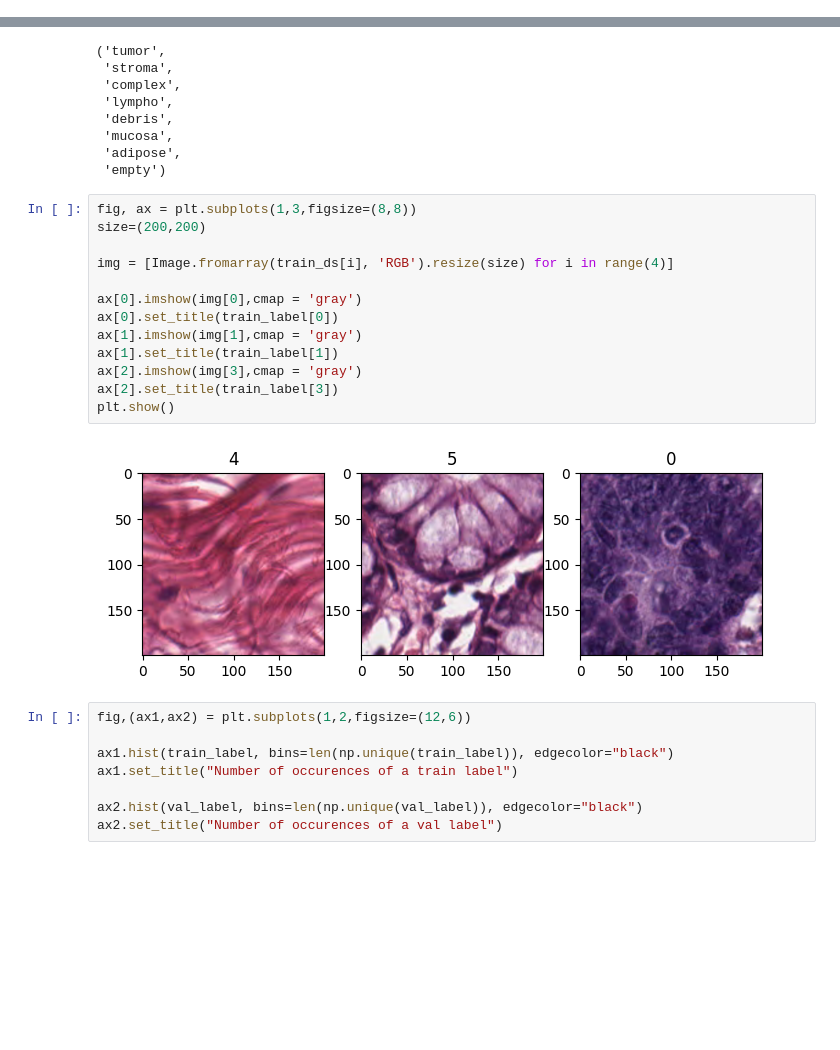
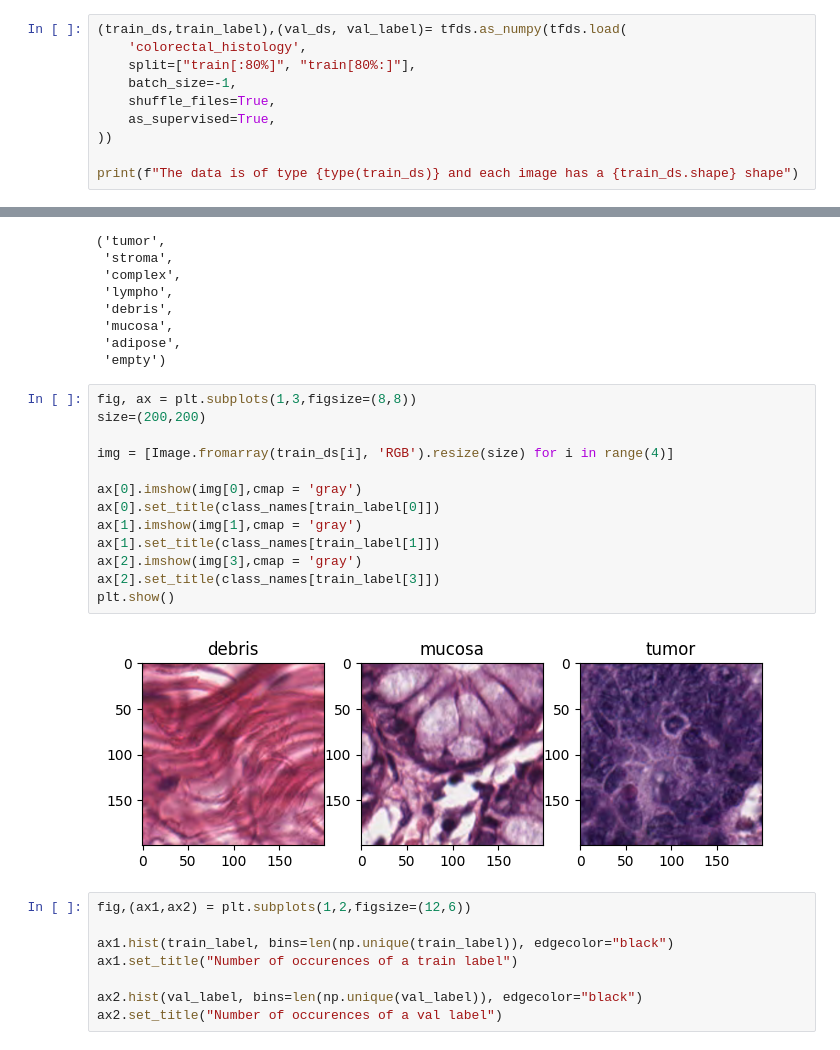
Before and after one commit to GabrielTruong/colorectal_project, a Jupyter notebook: colorectal_classification.ipynb, the cells around one changed output, grey strips where cells are left out. Saved outputs shown, nothing was run; the diff lists cells and outputs as text; blank space fills up the shorter version.

```diff
--- a/colorectal_classification.ipynb
+++ b/colorectal_classification.ipynb
@@ -3,0 +29,10 @@ Author: Gabriel TRUONG
+# %%
+(train_ds,train_label),(val_ds, val_label)= tfds.as_numpy(tfds.load(
+    'colorectal_histology',
+    split=["train[:80%]", "train[80%:]"],
+    batch_size=-1,
+    shuffle_files=True,
+    as_supervised=True,
+))
+
+print(f"The data is of type {type(train_ds)} and each image has a {train_ds.shape} shape")
@@ -64,18 +60,18 @@ class_names
 # %%
 fig, ax = plt.subplots(1,3,figsize=(8,8))
 size=(200,200)
 
 img = [Image.fromarray(train_ds[i], 'RGB').resize(size) for i in range(4)]
 
 ax[0].imshow(img[0],cmap = 'gray')
-ax[0].set_title(train_label[0])
+ax[0].set_title(class_names[train_label[0]])
 ax[1].imshow(img[1],cmap = 'gray')
-ax[1].set_title(train_label[1])
+ax[1].set_title(class_names[train_label[1]])
 ax[2].imshow(img[3],cmap = 'gray')
-ax[2].set_title(train_label[3])
+ax[2].set_title(class_names[train_label[3]])
 plt.show()
 # %% [output]
-[figure, old version]
+[figure, new version]
 # %%
 fig,(ax1,ax2) = plt.subplots(1,2,figsize=(12,6))
 
```
Also changed, not shown: parts of 31 cells of this notebook.
